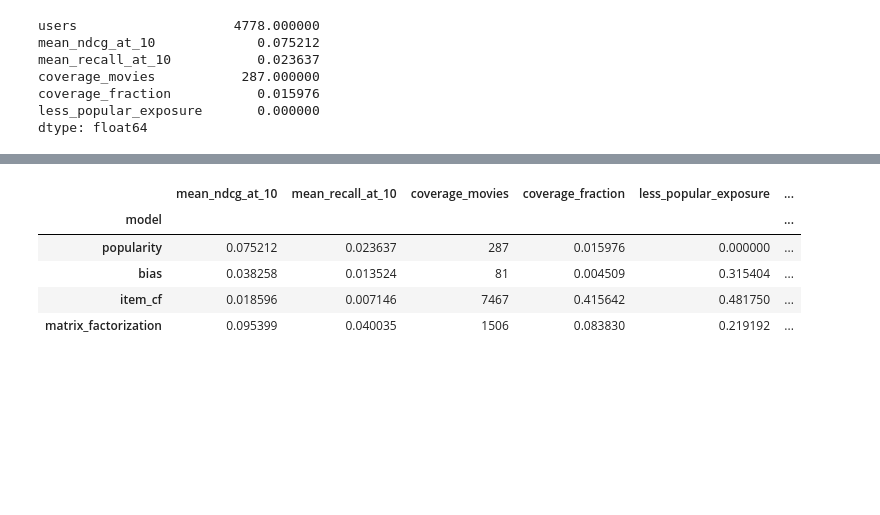
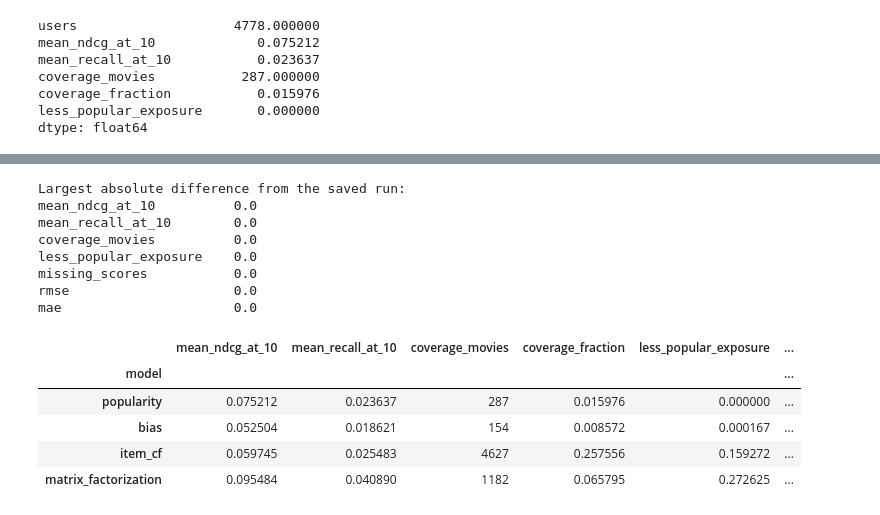
Before and after one commit to sghoang24/statistical-learning-movielens, a Jupyter notebook: notebook/Phase2_Standalone_Models.ipynb, the cells around one changed output, grey strips where cells are left out. Cells and saved outputs as stored; diff of their text form; code cells hidden in the pictures; blank space fills up the shorter version.

```diff
--- a/notebook/Phase2_Standalone_Models.ipynb
+++ b/notebook/Phase2_Standalone_Models.ipynb
@@ -177,9 +200,5 @@ The terms $|I_u| + \lambda_u$ shrink noisy biases toward zero, which matters mos
 # %%
-from src.bias import BiasModel
-
-bias_result = evaluate_model(
-    BiasModel(lambda_user=20.0, lambda_movie=20.0, max_passes=20), cohort
-)
+bias_result = evaluate_model(BiasModel(**selection['bias']), cohort)
 pd.Series(bias_result['summary'])
 # %% [output]
 users                    4778.000000
@@ -208,11 +231,9 @@ If the user has no positively-similar rated item, the score is `NaN` and the sha
 # %%
 from src.item_cf import ItemCFModel
 
-fallback = BiasModel(lambda_user=20.0, lambda_movie=20.0, max_passes=20).fit(history)
-item_cf_result = evaluate_model(
-    ItemCFModel(top_k=50, min_similarity=0.0), cohort, fallback=fallback
-)
+item_cf_result = evaluate_model(ItemCFModel(**selection['item_cf']), cohort)
 missing = item_cf_result['missing_scores']
-print('fallback-filled cells:', f'{missing:,}')
+grid_cells = len(cohort.users) * len(cohort.movie_ids)
+print(f'fallback-filled cells: {missing:,} of {grid_cells:,} ({missing / grid_cells:.2%})')
 pd.Series(item_cf_result['summary'])
 # %% [output]
@@ -245,15 +266,9 @@ and symmetrically for $\mathbf{q}_i$. Each pass updates $b_u$, then $b_i$, then
 # %%
 from src.matrix_factorization import MatrixFactorizationModel
 
-mf_result = evaluate_model(
-    MatrixFactorizationModel(
-        n_factors=16,
-        regularization=15.0,
-        lambda_user=10.0,
-        lambda_movie=10.0,
-        max_iter=20,
-    ),
-    cohort,
-)
+mf_model = MatrixFactorizationModel(**selection['matrix_factorization'])
+mf_result = evaluate_model(mf_model, cohort)
+print(f"iterations: {mf_result['model_obj'].iterations_}, "
+      f"training RMSE (monitor): {mf_result['model_obj'].training_rmse_:.4f}")
 pd.Series(mf_result['summary'])
 # %% [output]
@@ -328,13 +344,10 @@ rating_rows = []
 for key, res in results.items():
     model = res['model_obj']
     try:
-        predicted = model.predict(rating_pairs)
+        # Same path as the runner: fallback-fill, then clip to [0.5, 5].
+        predicted = rating_predictions(model, fallback, rating_pairs)
     except NotImplementedError:
         continue  # popularity has no star predictions
-    if not np.isfinite(predicted).all():
-        predicted = np.where(
-            np.isfinite(predicted), predicted, fallback.predict(rating_pairs)
-        )
     rating_rows.append({
         'model': key,
         'rmse': rmse(actual, predicted),
@@ -454,15 +502,32 @@ Combine the ranking and rating tables. Reference values with the P2.5-selected c
 # %%
 summary_table = ranking_table.copy()
 if len(rating_table):
     summary_table = summary_table.join(rating_table, how='left')
+
+# Compare with the saved runner output: differences should be ~0.
+saved = pd.read_csv('outputs/phase2_validation_summary.csv').set_index('model')
+compare = ['mean_ndcg_at_10', 'mean_recall_at_10', 'coverage_movies',
+           'less_popular_exposure', 'missing_scores', 'rmse', 'mae']
+difference = (summary_table[compare] - saved.loc[summary_table.index, compare]).abs()
+print('Largest absolute difference from the saved run:')
+print(difference.max().to_string())
+
 summary_table.round(6)
 # %% [output]
+Largest absolute difference from the saved run:
+mean_ndcg_at_10          0.0
+mean_recall_at_10        0.0
+coverage_movies          0.0
+less_popular_exposure    0.0
+missing_scores           0.0
+rmse                     0.0
+mae                      0.0
 |  | mean_ndcg_at_10 | mean_recall_at_10 | coverage_movies | coverage_fraction | less_popular_exposure | ... |
 | model |  |  |  |  |  | ... |
 | popularity | 0.075212 | 0.023637 | 287 | 0.015976 | 0.000000 | ... |
-| bias | 0.038258 | 0.013524 | 81 | 0.004509 | 0.315404 | ... |
-| item_cf | 0.018596 | 0.007146 | 7467 | 0.415642 | 0.481750 | ... |
-| matrix_factorization | 0.095399 | 0.040035 | 1506 | 0.083830 | 0.219192 | ... |
+| bias | 0.052504 | 0.018621 | 154 | 0.008572 | 0.000167 | ... |
+| item_cf | 0.059745 | 0.025483 | 4627 | 0.257556 | 0.159272 | ... |
+| matrix_factorization | 0.095484 | 0.040890 | 1182 | 0.065795 | 0.272625 | ... |
 # %% [markdown]
 ## 12. Notes and next steps
 
```
Also changed, not shown: parts of 23 cells of this notebook, 26 other files.
